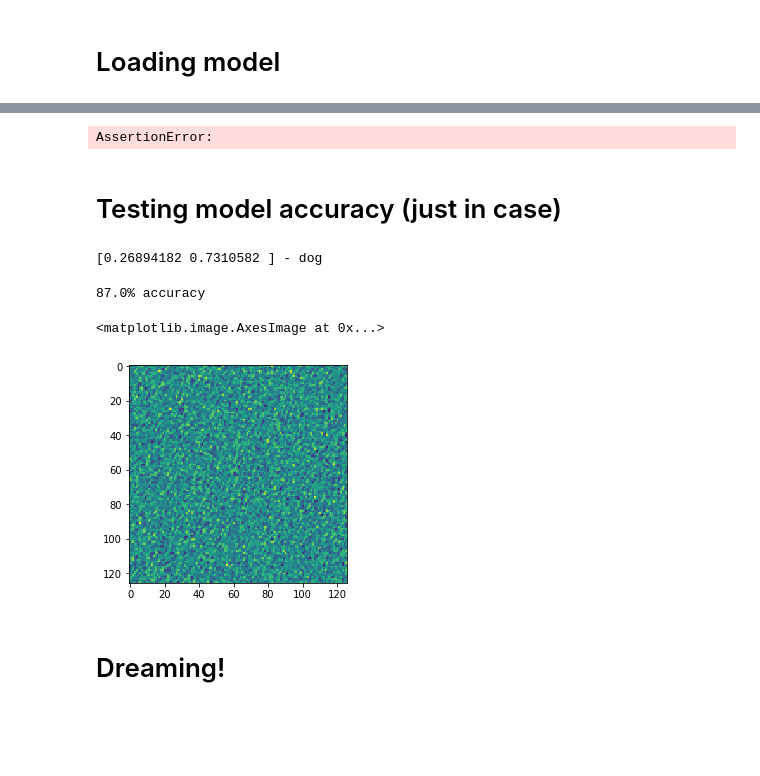
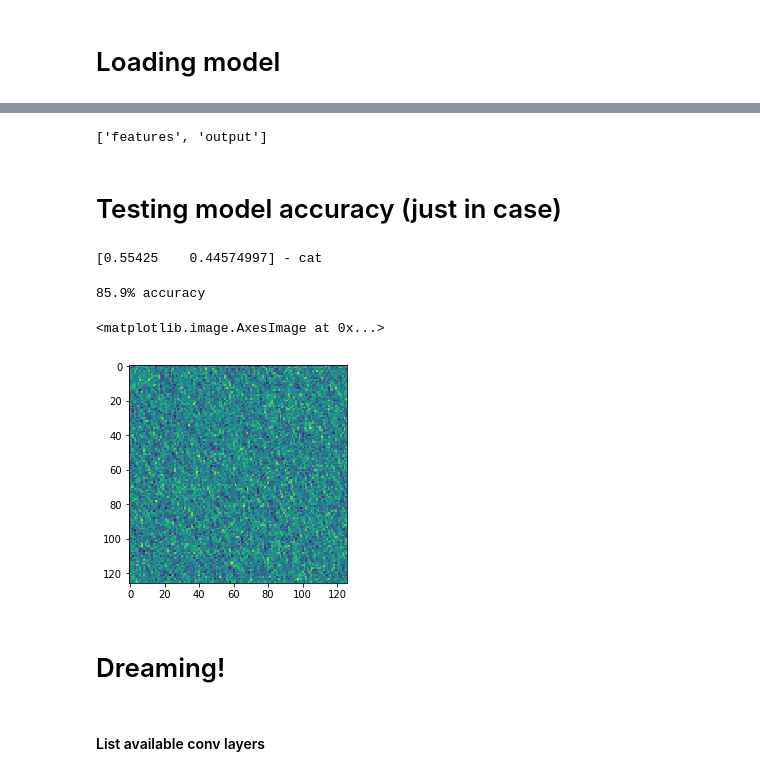
Before and after one commit to aweas/deep_dreaming_dogs, a Jupyter notebook: deep_dreamer.ipynb, the cells around one changed output, grey strips where cells are left out. Cells and saved outputs as stored; diff of their text form; code cells hidden in the pictures; blank space fills up the shorter version.

```diff
--- a/deep_dreamer.ipynb
+++ b/deep_dreamer.ipynb
@@ -19,9 +19,10 @@ INFO:tensorflow:Restoring parameters from saved_model/classifier.ckpt
 # %%
 # Find relevant ops
-assert len([op.name for op in graph.get_operations() if 'output' in op.name or 'input' in op.name]) == 2
+assert len([op.name for op in graph.get_operations() if 'output' in op.name or 'features' in op.name]) == 2
 assert len([op.name for op in graph.get_operations() if 'cnn_' in op.name]) == 0
+print([op.name for op in graph.get_operations() if 'output' in op.name or 'features' in op.name])
 # %% [output]
-AssertionError:
+['features', 'output']
 # %%
 # Grab them
 x = graph.get_tensor_by_name('features:0')
@@ -29,18 +30,18 @@ y = graph.get_tensor_by_name('output:0')
 # %% [markdown]
 # Testing model accuracy (just in case)
 # %%
-test_image = skimage.transform.resize(plt.imread('train/dog.0.jpg'), (128,128,1))
+test_image = skimage.transform.resize(plt.imread('train/dog.0.jpg'), (128,128,3))
 res = sess.run(y, feed_dict={x: [test_image]})
 answer = 'cat' if res[0][0]>res[0][1] else 'dog'
 print(f'{res[0]} - {answer}')
 # %% [output]
-[0.26894182 0.7310582 ] - dog
+[0.55425    0.44574997] - cat
 # %%
 def calculate_accuracy():
     counter = 0
     for i in tqdm.trange(1000):
         animal = 'cat' if i%2==0 else 'dog'
-        test_image = skimage.transform.resize(plt.imread(f'train/{animal}.{i}.jpg'), (128,128,1))
+        test_image = skimage.transform.resize(plt.imread(f'train/{animal}.{i}.jpg'), (128,128,3))
         res = sess.run(y, feed_dict={x: [test_image]})
         answer = 'cat' if res[0][0]>res[0][1] else 'dog'
         if answer == animal:
@@ -50,23 +51,25 @@ def calculate_accuracy():
 counter = calculate_accuracy()
 print(f'{counter/10}% accuracy')
 # %% [output]
-87.0% accuracy
+85.9% accuracy
 # %%
 def T(layer):
     return graph.get_tensor_by_name(f'{layer}:0')
 
-inp = T('cnn/classificator/convolution/deep_dreaming_input/Conv2D')
+inp = x
 
 img = np.random.uniform(size=(1,128,128,3)) + 100.0
 res = sess.run(T('cnn/classificator/convolution/conv2d/Conv2D'), feed_dict={inp: img})
 # res.T.shape
 res = res/np.max(res)
 plt.imshow(res[0,:,:,3])
 # %% [output]
 <matplotlib.image.AxesImage at 0x...>
-[figure, old version]
+[figure, new version]
 # %% [markdown]
 # Dreaming!
+# %% [markdown]
+#### List available conv layers
 # %%
 print([op.name for op in graph.get_operations() if 'Conv2D' in op.name and 'training' not in op.name])
 # print([op.name for op in graph.get_operations() if 'output' in op.name and 'training' not in op.name])
```
Also changed, not shown: parts of 20 cells of this notebook, 43 other files.
